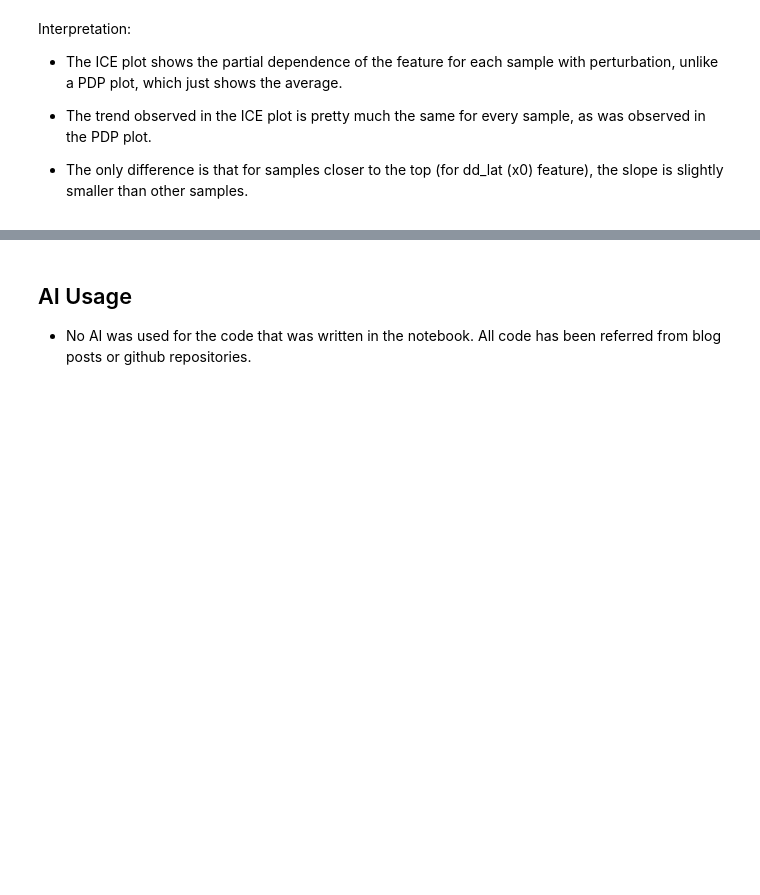
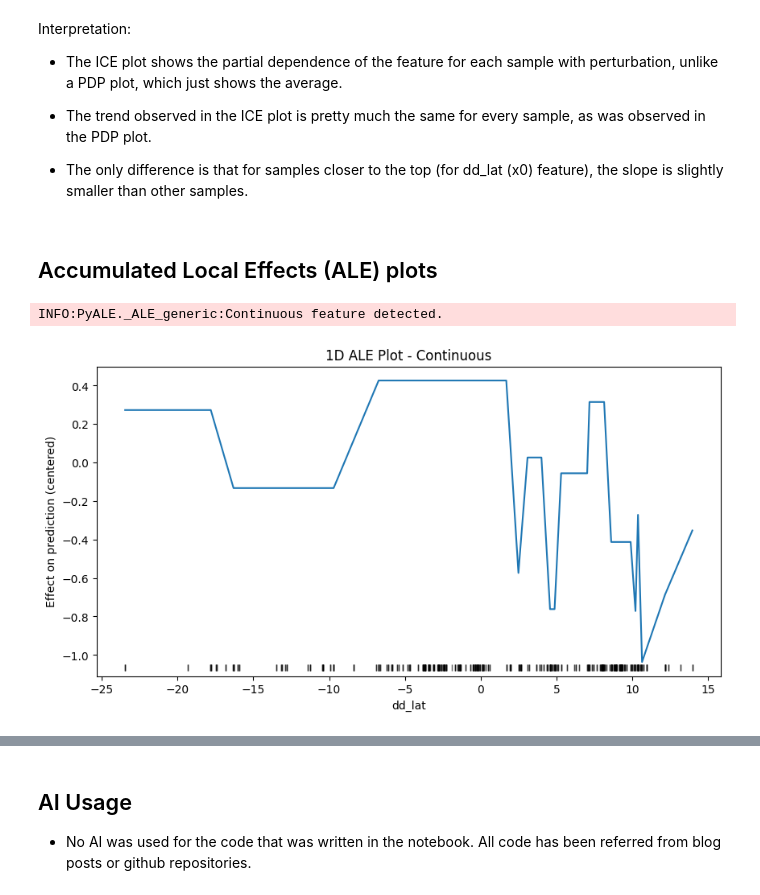
Before and after one commit to shaunak-badani/XAI, a Jupyter notebook: Assignment04/ExplainableTechniquesII.ipynb, the cells around one changed output, grey strips where cells are left out. Drawn from its saved outputs; the diff is of its cells as text; code cells hidden in the pictures; blank space fills up the shorter version.

Commit message:
Added ALE plots

```diff
--- a/Assignment04/ExplainableTechniquesII.ipynb
+++ b/Assignment04/ExplainableTechniquesII.ipynb
@@ -129,3 +150,13 @@ Interpretation:
 - The trend observed in the ICE plot is pretty much the same for every sample, as was observed in the PDP plot.
 
 - The only difference is that for samples closer to the top (for dd_lat (x0) feature), the slope is slightly smaller than other samples.
+# %% [markdown]
+## Accumulated Local Effects (ALE) plots
+# %%
+fig, ax = plt.subplots(figsize = (10, 5))
+ale_eff = ale(
+    X=X[['dd_lat', 'dd_long']], model=clf, feature=["dd_lat"], grid_size=50, include_CI=False, ax = ax, fig = fig
+)
+# %% [output]
+INFO:PyALE._ALE_generic:Continuous feature detected.
+[figure, added]
```
Also changed, not shown: parts of 4 cells of this notebook.
